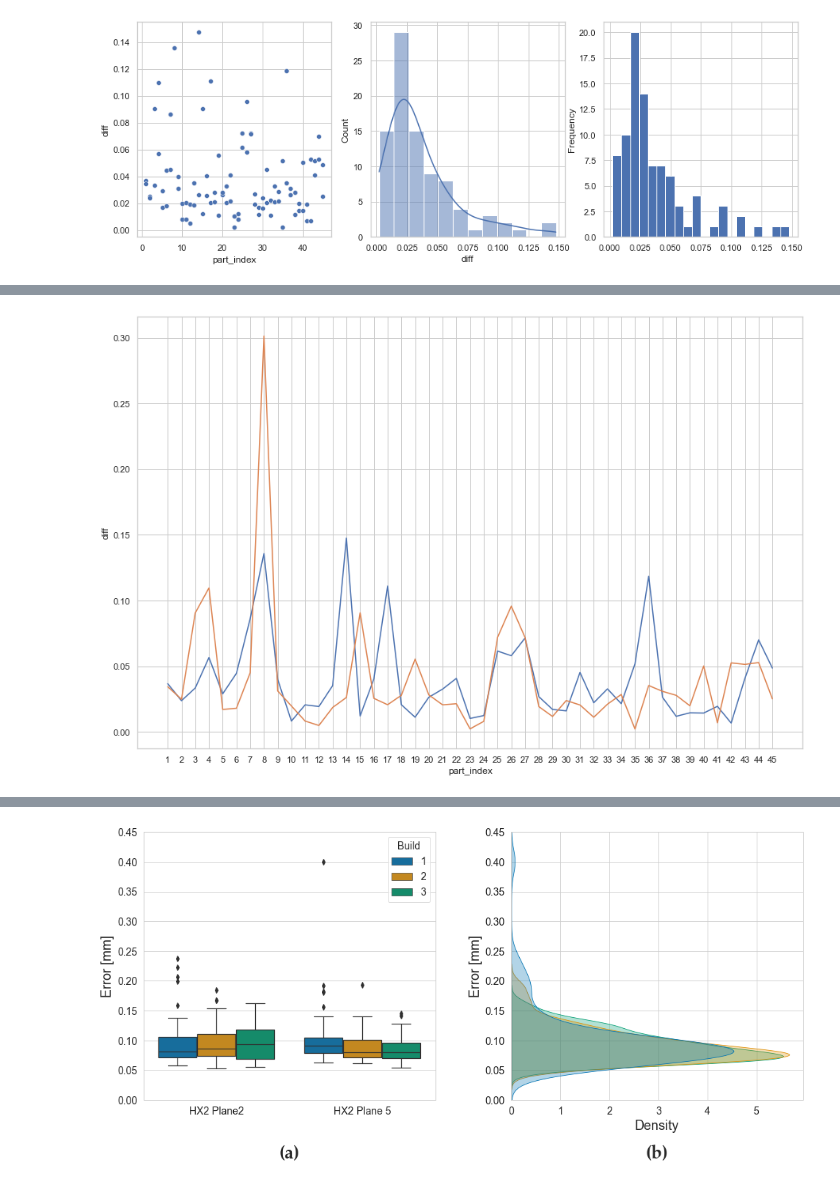
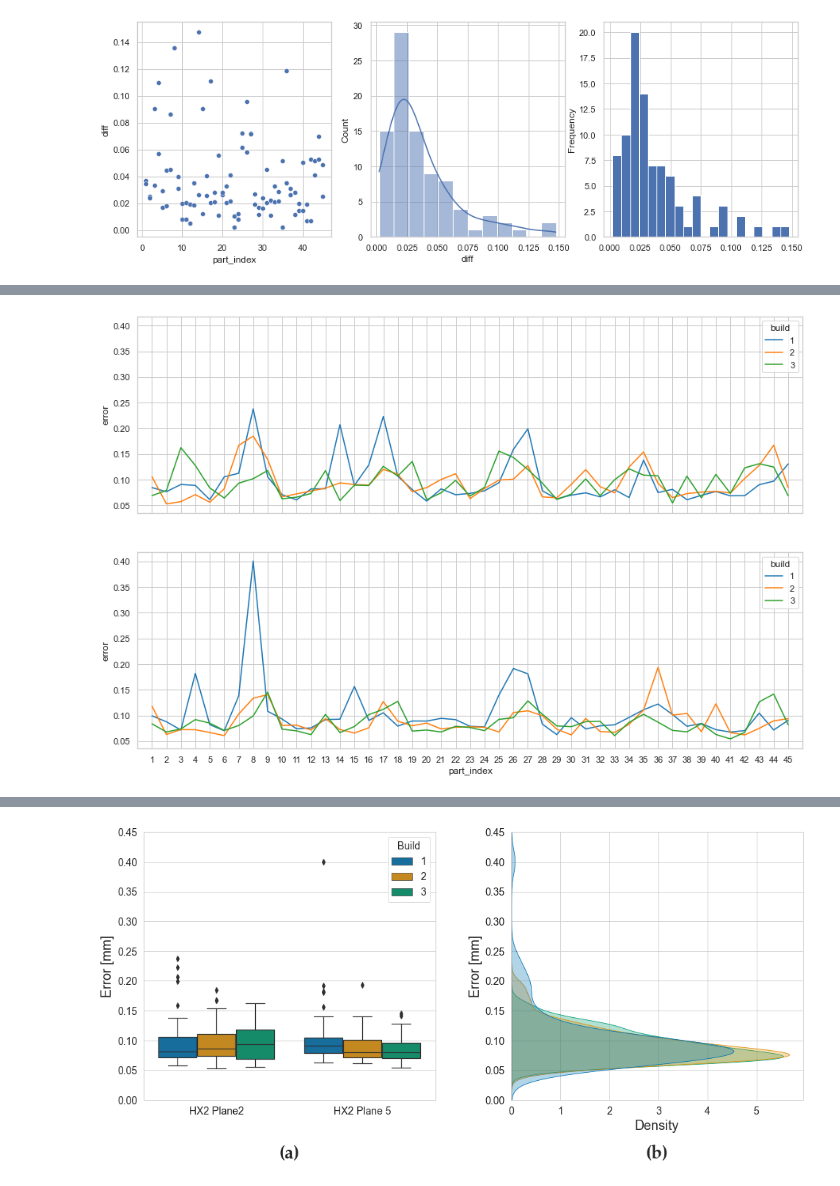
Before and after one commit to TheThorb/Leirmo_Exp1_Publication1, a Jupyter notebook: Compare_builds.ipynb, the cells around one changed output, grey strips where cells are left out. Saved outputs shown, nothing was run; the diff lists cells and outputs as text; code cells hidden in the pictures.

```diff
--- a/Compare_builds.ipynb
+++ b/Compare_builds.ipynb
@@ -499,4 +371,10 @@ p_vals
 # %%
+"""
+Create dataframe where the three builds are columns to enable analysis of variance accross builds.
+
+"""
+
+
 ## Prepare data
 # List of characteristics
 chars = ['Flatness_HX2_Plane2',
@@ -531,15 +409,20 @@ df_b = df_b.loc[:,~df_b.columns.duplicated()]
 # Move column for 'build 1' to the others
 df_b.insert(8, 'build 1', df_b.pop('build 1'))
 
-# Calculate mean
+# Calculate and insert mean
 df_b['mean'] = df_b[builds].mean(axis=1)
 
-# Calculate difference between minimum and maximum
+# Calculate and insert median
+df_b['median'] = df_b[builds].median(axis=1)
+
+# Calculate and insert difference between minimum and maximum
 df_b['diff'] = df_b[builds].max(axis=1) - df_b[builds].min(axis=1)
 
+# Shorten char name by removing 'flatness' from the entry
 df_b.loc[df_b['char'] == 'Flatness_HX2_Plane2', 'char'] = 'HX2_Plane2'
 df_b.loc[df_b['char'] == 'Flatness_HX2_Plane5', 'char'] = 'HX2_Plane5'
 
+# Display the first 10 rows of the dataframe
 df_b.head(10)
 # %% [output]
 |  | char | x_pos | y_pos | z_pos | angle | center_x | center_y | center_z | build 1 | build 2 | ... |
@@ -617,13 +499,24 @@ plt.show()
 # %%
-fig, axs = plt.subplots(nrows=1, ncols=1, figsize=(15, 10), sharex=True, sharey=True)
+"""
+Plot the measured error of HX2 planes 2 and 5 as lineplots.
 
+"""
 
-sns.lineplot(data=df_b[df_b['char'] == 'HX2_Plane2'], x='part_index', y='diff', ax=axs)
-sns.lineplot(data=df_b[df_b['char'] == 'HX2_Plane5'], x='part_index', y='diff', ax=axs)
+# Initiate figure with two subplots
+fig, axs = plt.subplots(nrows=2, ncols=1, figsize=(15, 10), sharex=True, sharey=True)
 
+# PLOT 1: Lineplot for HX2_Plane2
+sns.lineplot(data=df[df['char'] == 'Flatness_HX2_Plane2'], x='part_index', y='error', hue='build', ax=axs[0], palette='tab10')
 
-axs.set_xticks(np.linspace(1, 45, 45))
+# PLOT 2: Lineplot for HX2_Plane5
+sns.lineplot(data=df[df['char'] == 'Flatness_HX2_Plane5'], x='part_index', y='error', hue='build', ax=axs[1], palette='tab10')
 
+# Set ticks and range for both plots
+for ax in axs:
+    ax.set_xticks(np.linspace(1, 45, 45))
+    ax.set_xlim(0, 46)
+
+# Display plot
 plt.show()
 # %% [output]
-[figure, old version]
+[figure, new version]
```
Also changed, not shown: parts of 36 cells of this notebook.
